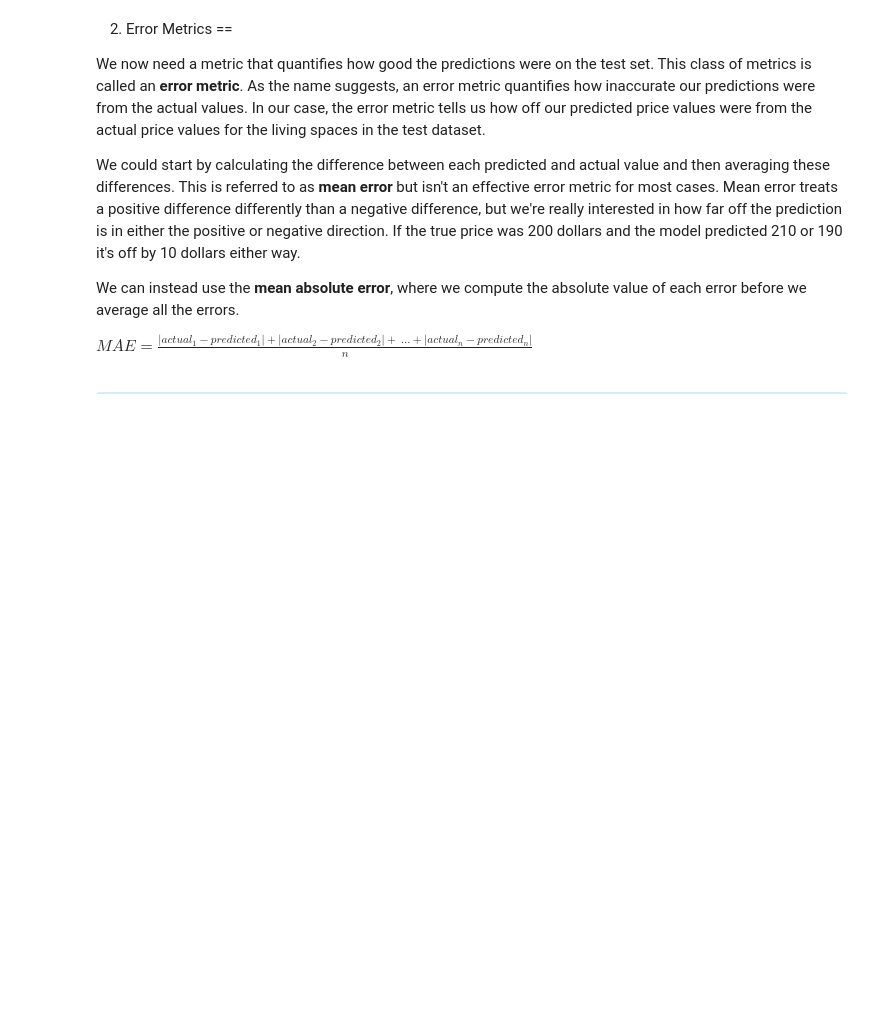
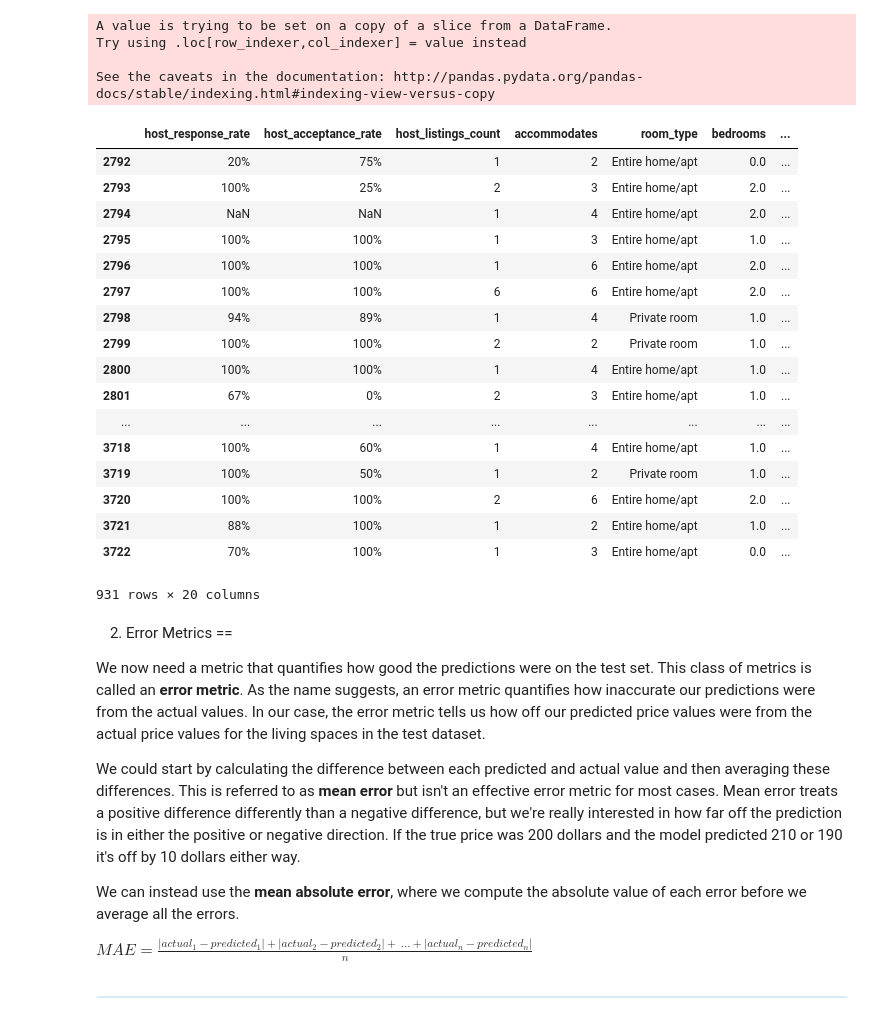
Before and after one commit to juliocmgo/DataScience, a Jupyter notebook: machine learning/Part II - Evaluating Model Performance.ipynb, the cells around one changed output. Cells and saved outputs as stored; diff of their text form; code cells hidden in the pictures; blank space fills up the shorter version.

```diff
--- a/machine learning/Part II - Evaluating Model Performance.ipynb
+++ b/machine learning/Part II - Evaluating Model Performance.ipynb
@@ -55,6 +55,32 @@ def predict_price(new_listing):
     nearest_neighbor_prices = temp_df.iloc[0:5]['price']
     predicted_price = nearest_neighbor_prices.mean()
     return(predicted_price)
+# %%
+test_df = test_df.assign(predicted_price = test_df['accommodates'].apply(lambda x: predict_price(x)))
+test_df
+# %% [output]
+A value is trying to be set on a copy of a slice from a DataFrame.
+Try using .loc[row_indexer,col_indexer] = value instead
+
+See the caveats in the documentation: http://pandas.pydata.org/pandas-docs/stable/indexing.html#indexing-view-versus-copy
+|  | host_response_rate | host_acceptance_rate | host_listings_count | accommodates | room_type | bedrooms | ... |
+| 2792 | 20% | 75% | 1 | 2 | Entire home/apt | 0.0 | ... |
+| 2793 | 100% | 25% | 2 | 3 | Entire home/apt | 2.0 | ... |
+| 2794 | NaN | NaN | 1 | 4 | Entire home/apt | 2.0 | ... |
+| 2795 | 100% | 100% | 1 | 3 | Entire home/apt | 1.0 | ... |
+| 2796 | 100% | 100% | 1 | 6 | Entire home/apt | 2.0 | ... |
+| 2797 | 100% | 100% | 6 | 6 | Entire home/apt | 2.0 | ... |
+| 2798 | 94% | 89% | 1 | 4 | Private room | 1.0 | ... |
+| 2799 | 100% | 100% | 2 | 2 | Private room | 1.0 | ... |
+| 2800 | 100% | 100% | 1 | 4 | Entire home/apt | 1.0 | ... |
+| 2801 | 67% | 0% | 2 | 3 | Entire home/apt | 1.0 | ... |
+| ... | ... | ... | ... | ... | ... | ... | ... |
+| 3718 | 100% | 60% | 1 | 4 | Entire home/apt | 1.0 | ... |
+| 3719 | 100% | 50% | 1 | 2 | Private room | 1.0 | ... |
+| 3720 | 100% | 100% | 2 | 6 | Entire home/apt | 2.0 | ... |
+| 3721 | 88% | 100% | 1 | 2 | Entire home/apt | 1.0 | ... |
+| 3722 | 70% | 100% | 1 | 3 | Entire home/apt | 0.0 | ... |
+931 rows × 20 columns
 # %% [markdown]
 2. Error Metrics
 ==
```
Also changed, not shown: parts of 7 cells of this notebook, 1 other file.
